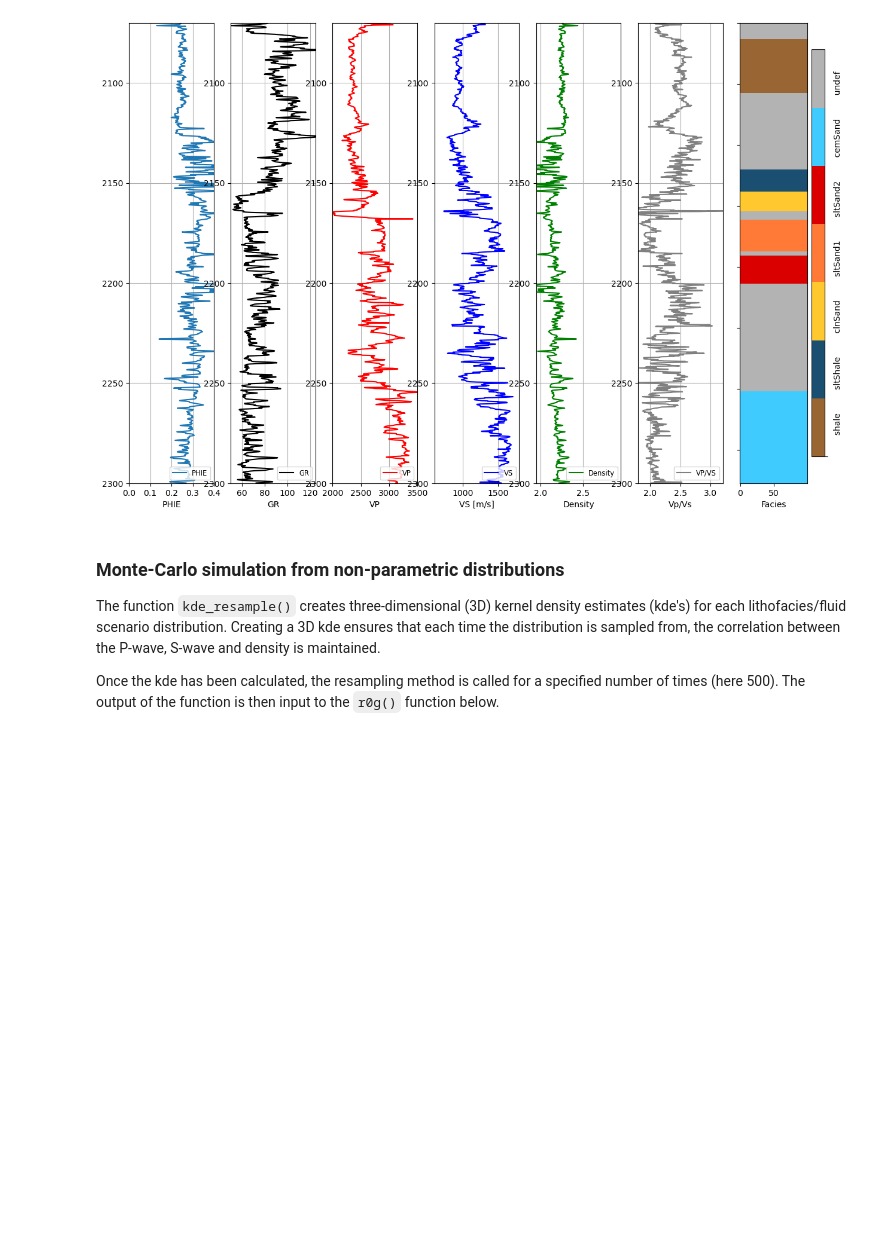
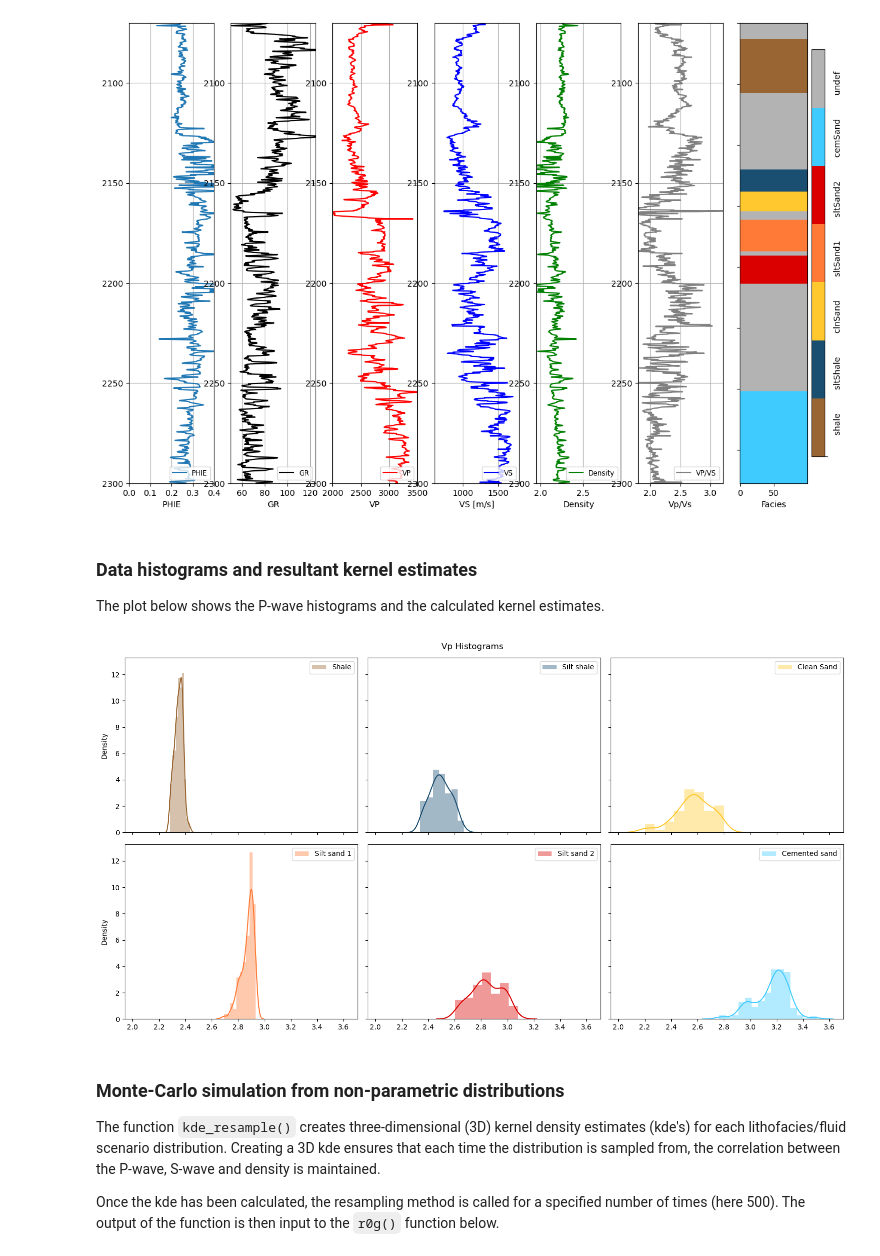
Before and after one commit to ABDunbar/Probabilistic-AVO-analysis, a Jupyter notebook: 01_Probabilistic_AVO_analysis.ipynb, the cells around one changed output. Cells and saved outputs as stored; diff of their text form; code cells hidden in the pictures; blank space fills up the shorter version.

```diff
--- a/01_Probabilistic_AVO_analysis.ipynb
+++ b/01_Probabilistic_AVO_analysis.ipynb
@@ -86,6 +86,25 @@ ax[5].set_xlabel("Vp/Vs"),         ax[5].set_xlim(1.8,3.2),
 ax[6].set_xlabel('Facies'),  ax[6].set_yticklabels([]);
 # %% [output]
 [figure]
+# %% [markdown]
+### Data histograms and resultant kernel estimates
+
+The plot below shows the P-wave histograms and the calculated kernel estimates.
+# %%
+fig, ((ax1, ax2, ax3), (ax4, ax5, ax6)) = plt.subplots(2, 3, sharex=True, sharey=True, figsize=(15,8))
+fig.suptitle('Vp Histograms')
+sns.distplot(ax=ax1, x=well2[well2.LABELS=='shale']['VP'], color=ccc[0], label="Shale")
+sns.distplot(ax=ax2, x=well2[well2.LABELS=='sltShale']['VP'], color=ccc[1], label="Silt shale")
+sns.distplot(ax=ax3, x=well2[well2.LABELS=='clnSand']['VP'], color=ccc[2], label="Clean Sand")
+sns.distplot(ax=ax4, x=well2[well2.LABELS=='sltSand1']['VP'], color=ccc[3], label="Silt sand 1")
+sns.distplot(ax=ax5, x=well2[well2.LABELS=='sltSand2']['VP'], color=ccc[4], label="Silt sand 2")
+sns.distplot(ax=ax6, x=well2[well2.LABELS=='cemSand']['VP'], color=ccc[5], label="Cemented sand")
+plt.tight_layout()
+for ax in fig.get_axes():
+    ax.legend()
+    ax.label_outer()
+# %% [output]
+[figure, added]
 # %% [markdown]
 ### Monte-Carlo simulation from non-parametric distributions
 
```
Also changed, not shown: parts of 1 cell of this notebook, 1 other file.
